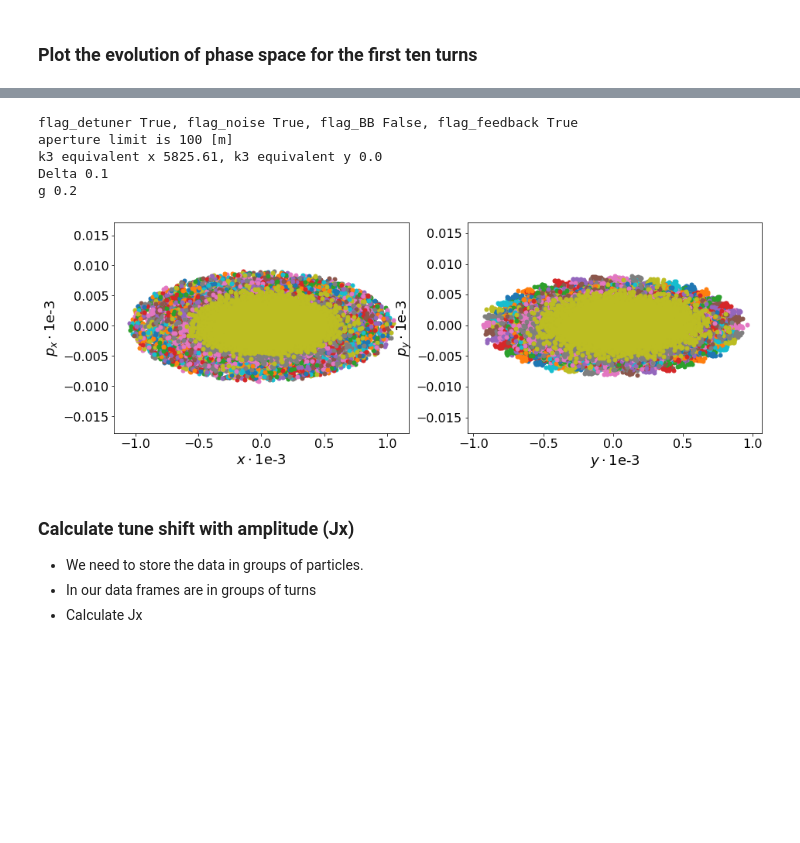
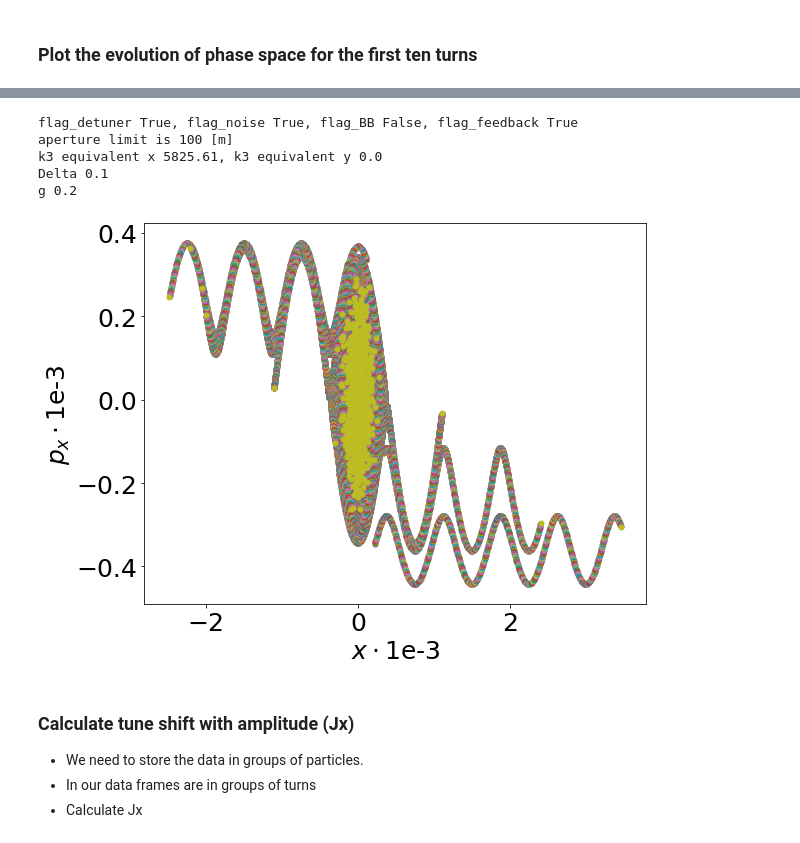
Before and after one commit to natriant/my_tracking_model_notebook, a Jupyter notebook: main_run_simulation_v2.ipynb, the cells around one changed output, grey strips where cells are left out. Saved outputs shown, nothing was run; the diff lists cells and outputs as text; code cells hidden in the pictures; blank space fills up the shorter version.

```diff
--- a/main_run_simulation_v2.ipynb
+++ b/main_run_simulation_v2.ipynb
@@ -89,3 +155,9 @@ sigm_py = 1.7014723008393603e-06 [m]
+# %%
+long_motion_parameters = prepere_longitudinal_motion(m0, c, C0, E_0, gamma_tr, sigma_delta_madx, rf)
+long_motion_parameters.E_0 = E_0
+long_motion_parameters.m0 = m0
+long_motion_parameters.C0 = C0
+long_motion_parameters.c = c
 # %% [markdown]
 ### Create the initial distribution and do sanity checks
 - Gaussian in both x and px, with sigma_x and sigma_px respsectively
@@ -93,6 +165,8 @@ sigm_py = 1.7014723008393603e-06 [m]
     1. Plot beam profiles
     2. Compute normalised emiitance
     3. Plot phase space
+# %%
+df_test = pd.read_pickle('initial_long_distribution.pkl')
 # %%
 bunch = create_bunch(particles)
 
@@ -102,11 +176,17 @@ x_initial = np.random.normal(mu, sigma, particles)*sigma_x
 px_initial = np.random.normal(mu, sigma, particles)*sigma_px
 y_initial = np.random.normal(mu, sigma, particles)*sigma_y
 py_initial = np.random.normal(mu, sigma, particles)*sigma_py
+#z_initial = np.random.normal(mu, sigma, particles)*long_motion_parameters.sigma_z
+#delta_initial = np.random.normal(mu, sigma, particles)*long_motion_parameters.sigma_delta
+z_initial = np.array(df_test['z'][0])
+delta_initial = np.array(df_test['delta'][0])
 
 bunch.x = x_initial
 bunch.px = px_initial
 bunch.y = y_initial
 bunch.py = py_initial
+bunch.z = z_initial
+bunch.delta = delta_initial
 # %% [markdown]
 #### Plot beam profiles
 # %%
@@ -253,9 +359,9 @@ for turn in range(0, 10): #plot for the first 10 turns
     ax2.set_xlabel('y')
     ax2.set_ylabel('py')
     if flag_detuner:
-        bunch = my_machine_with_detuners(Qx_init, Qy_init, k3_equivalent_x, k3_equivalent_y, turn, bunch, twiss, flag_detuner, flag_noise,flag_BB, flag_feedback, max_aperture_value, Delta, ksi, gain, sigma_x, sigma_px, sigma_y, sigma_py)
+        bunch = my_machine_with_detuners(Qx_init, Qy_init, k3_equivalent_x, k3_equivalent_y, turn, bunch, twiss, rf, long_motion_parameters, flag_detuner, flag_noise,flag_BB, flag_feedback, max_aperture_value, Delta, ksi, gain, sigma_x, sigma_px, sigma_y, sigma_py)
     else:
-        bunch = my_machine(Qx_init, Qy_init, segments, k3, turn, bunch, twiss, flag_oct, flag_noise,flag_BB, flag_feedback, max_aperture_value, Delta, ksi, gain, sigma_x, sigma_px, sigma_y, sigma_py)
+        bunch = my_machine(Qx_init, Qy_init, segments, k3, turn, bunch, twiss, rf, long_motion_parameters, flag_oct, flag_noise,flag_BB, flag_feedback, max_aperture_value, Delta, ksi, gain, sigma_x, sigma_px, sigma_y, sigma_py)
     plt.legend()
 #plt.xlim(-2.5e-3,2.5e-3)
 
@@ -270,42 +376,40 @@ g 0.2
 # %%
-f = plt.figure(figsize=(15,5))
-ax = f.add_subplot(121)
-ax2 = f.add_subplot(122)
+fig, ax = plt.subplots(1,1,figsize=(9,7))
+
 
 # Re-initialise the bunch as the initial coordinates were used in the iteration above
 bunch.x = x_initial
 bunch.px = px_initial
 bunch.y = y_initial
 bunch.py = py_initial
 # Create the data frame to save the distribution
 df = pd.DataFrame({'x':[], 'px':[], 'y':[], 'py':[]})
 df = df.append({'x':bunch.x, 'px':bunch.px, 'y':bunch.y, 'py':bunch.py}, ignore_index = True) # append the initial values (turn 0)
 
-for turn in range(1, turns): #we start form 1 as we have already include the intiial conditions
-    ax.scatter(bunch.x*1e3, bunch.px*1e3)
-    ax2.scatter(bunch.y*1e3, bunch.py*1e3)
+for turn in range(1, turns): #we start from turn 1 as we have already include the intiial conditions (turn 0)
+    ax.scatter(bunch.z, bunch.delta*1e3)
     if flag_detuner:
-        bunch = my_machine_with_detuners(Qx_init, Qy_init, k3_equivalent_x, k3_equivalent_y, turn, bunch, twiss, flag_detuner, flag_noise,flag_BB, flag_feedback, max_aperture_value, Delta, ksi, gain, sigma_x, sigma_px, sigma_y, sigma_py)
+        bunch = my_machine_with_detuners(Qx_init, Qy_init, k3_equivalent_x, k3_equivalent_y, turn, bunch, twiss, rf, long_motion_parameters, flag_detuner, flag_noise,flag_BB, flag_feedback, max_aperture_value, Delta, ksi, gain, sigma_x, sigma_px, sigma_y, sigma_py)
     else:
-        bunch = my_machine(Qx_init, Qy_init, segments, k3, turn, bunch, twiss, flag_oct, flag_noise,flag_BB, flag_feedback, max_aperture_value, Delta, ksi, gain, sigma_x, sigma_px, sigma_y, sigma_py)
-    df = df.append({'turn':turn, 'x':bunch.x, 'px':bunch.px, 'y':bunch.y, 'py':bunch.py}, ignore_index = True)
+        bunch = my_machine(Qx_init, Qy_init, segments, k3, turn, bunch, twiss, rf, long_motion_parameters, flag_oct, flag_noise,flag_BB, flag_feedback, max_aperture_value, Delta, ksi, gain, sigma_x, sigma_px, sigma_y, sigma_py)
+    df = df.append({'turn':turn, 'x':bunch.x, 'px':bunch.px, 'y':bunch.y, 'py':bunch.py, 'z':bunch.z, 'delta':bunch.delta}, ignore_index = True)
     #plt.legend()
 
 
 
 ax.set_xlabel(r'$x \cdot $1e-3')
 ax.set_ylabel(r'$p_x \cdot $1e-3')
 ax2.set_xlabel(r'$y \cdot $1e-3')
 ax2.set_ylabel(r'$p_y \cdot $1e-3')
 
-df.to_pickle('./turn_by_turn_data/{}betax{}_betay{}_H_V_particles{}_turns{}.pkl'.format(study_name, twiss.beta_x,twiss.beta_y, particles,turns))
+df.to_pickle('{}betax{}_betay{}_H_V_particles{}_turns{}.pkl'.format(study_name, twiss.beta_x,twiss.beta_y, particles,turns))
 # %% [output]
 flag_detuner True, flag_noise True, flag_BB False, flag_feedback True
 aperture limit is 100 [m]
 k3 equivalent x 5825.61, k3 equivalent y 0.0
 Delta 0.1
 g 0.2
-[figure, old version]
+[figure, new version]
 # %% [markdown]
 ### Calculate tune shift with amplitude (Jx)
 - We need to store the data in groups of particles.
```
Also changed, not shown: parts of 20 cells of this notebook, 3 other files.
